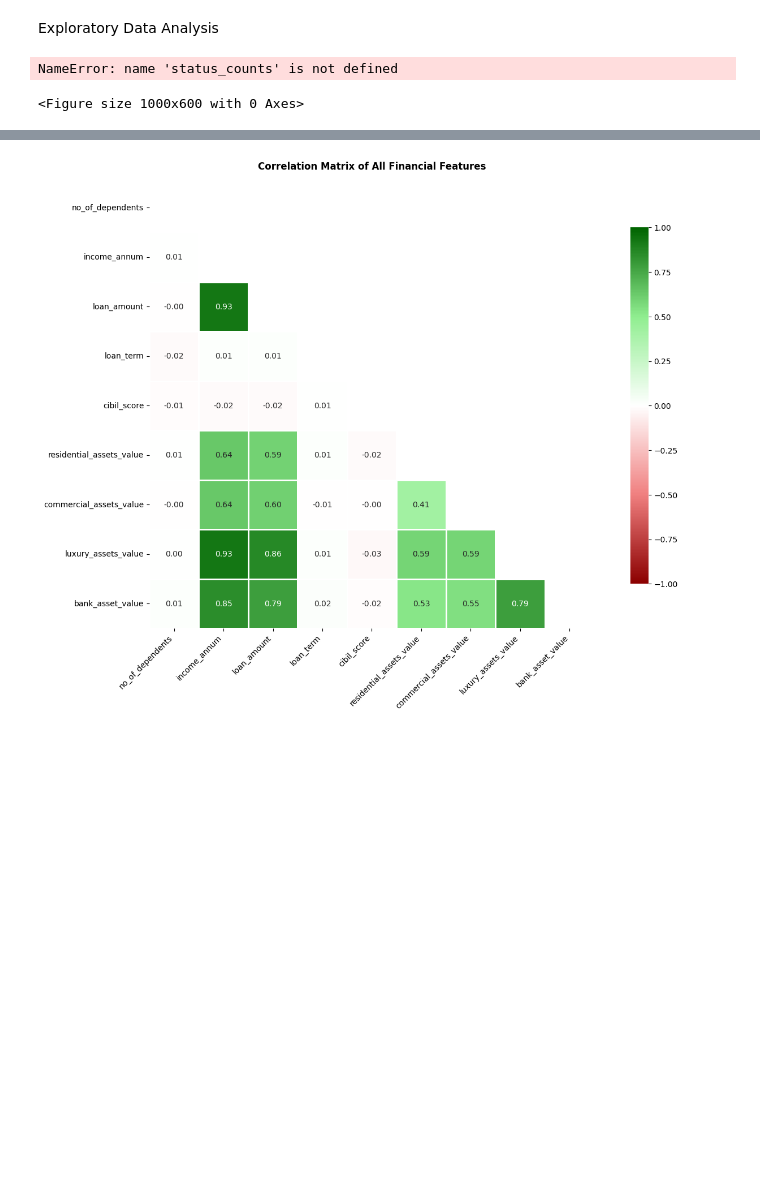
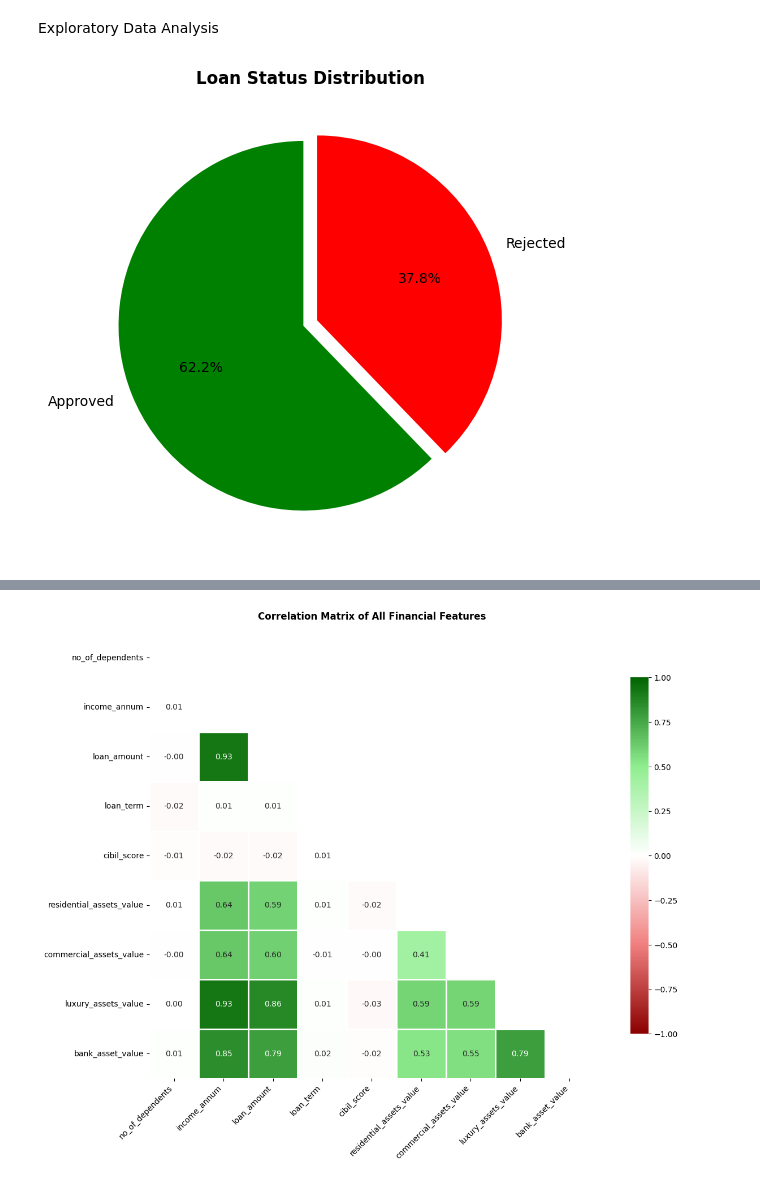
Before and after one commit to pratheekshashetty-blip/machinelearningprojects, a Jupyter notebook: loan-approval/loan_approval_predictions.ipynb, the cells around one changed output, grey strips where cells are left out. Drawn from its saved outputs; the diff is of its cells as text; code cells hidden in the pictures; blank space fills up the shorter version.

```diff
--- a/loan-approval/loan_approval_predictions.ipynb
+++ b/loan-approval/loan_approval_predictions.ipynb
@@ -109,16 +110,29 @@ Categorical Statistics:
 # %% [markdown]
 Exploratory Data Analysis
 # %%
+status_counts = df['loan_status'].value_counts()
+
+# map labels
+label_map = {0: 'Rejected', 1: 'Approved'}
+labels = [label_map[i] for i in status_counts.index]
+
+# colors aligned with labels
+color_map = {'Rejected': 'red', 'Approved': 'green'}
+colors = [color_map[label] for label in labels]
+
 plt.figure(figsize=(10, 6))
-explode = (0, 0.04)
-plt.pie(x=status_counts.values, labels=status_counts.index, explode=explode, autopct='%1.1f%%', startangle=90, colors=['#4CAF50', '#FFC107'])
-plt.legend(
-    status_counts.index,
-    title="Loan Status",
-    loc="upper right",
-    bbox_to_anchor=(1.2, 1))
+explode = (0.04, 0.04)  # optional: highlight both slightly
+
+plt.pie(
+    x=status_counts.values,
+    labels=labels,
+    explode=explode,
+    autopct='%1.1f%%',
+    startangle=90,
+    colors=colors
+)
+
 plt.title('Loan Status Distribution', fontweight='bold')
 plt.show()
 # %% [output]
-NameError: name 'status_counts' is not defined
-<Figure size 1000x600 with 0 Axes>
+[figure, added]
```
Also changed, not shown: parts of 13 cells of this notebook.
